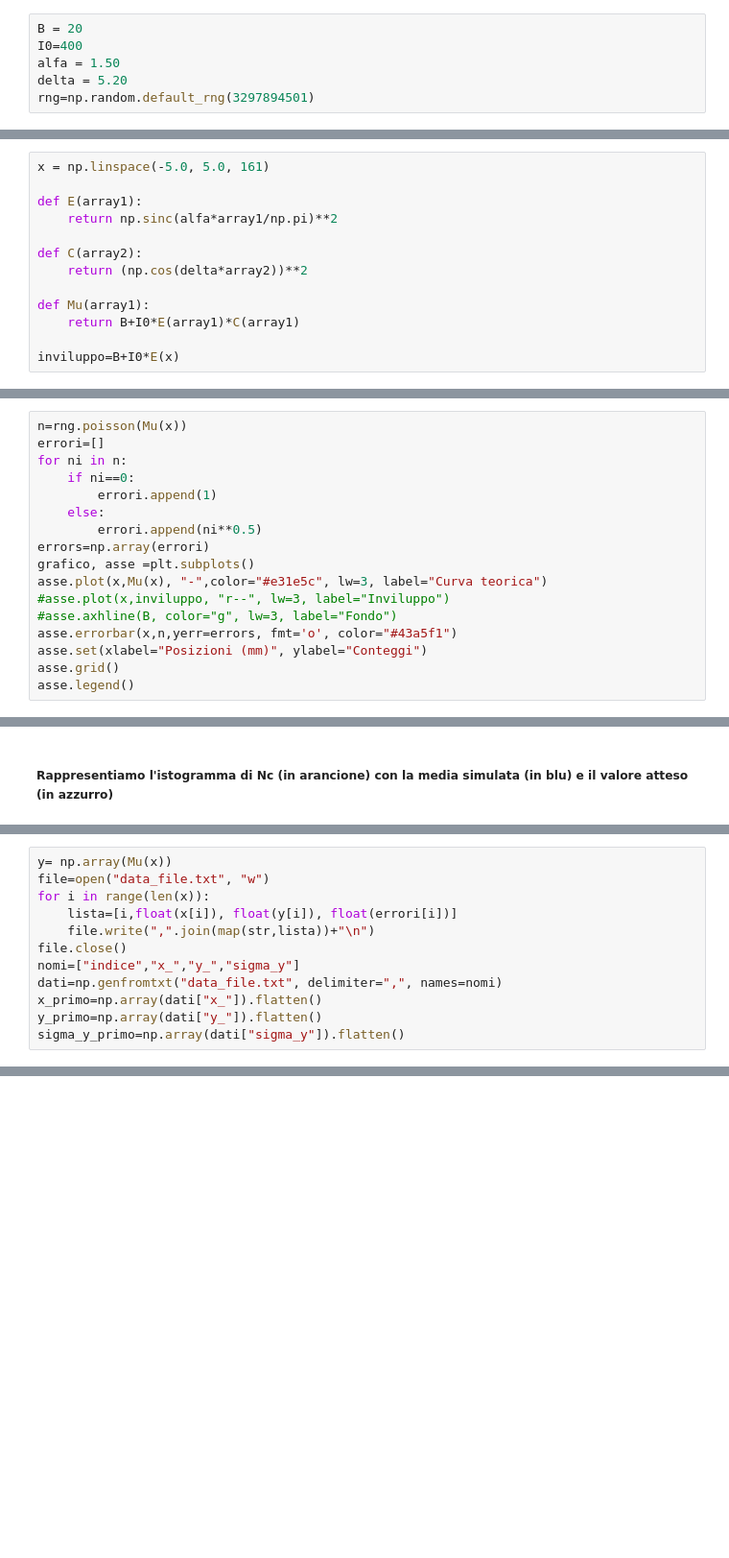
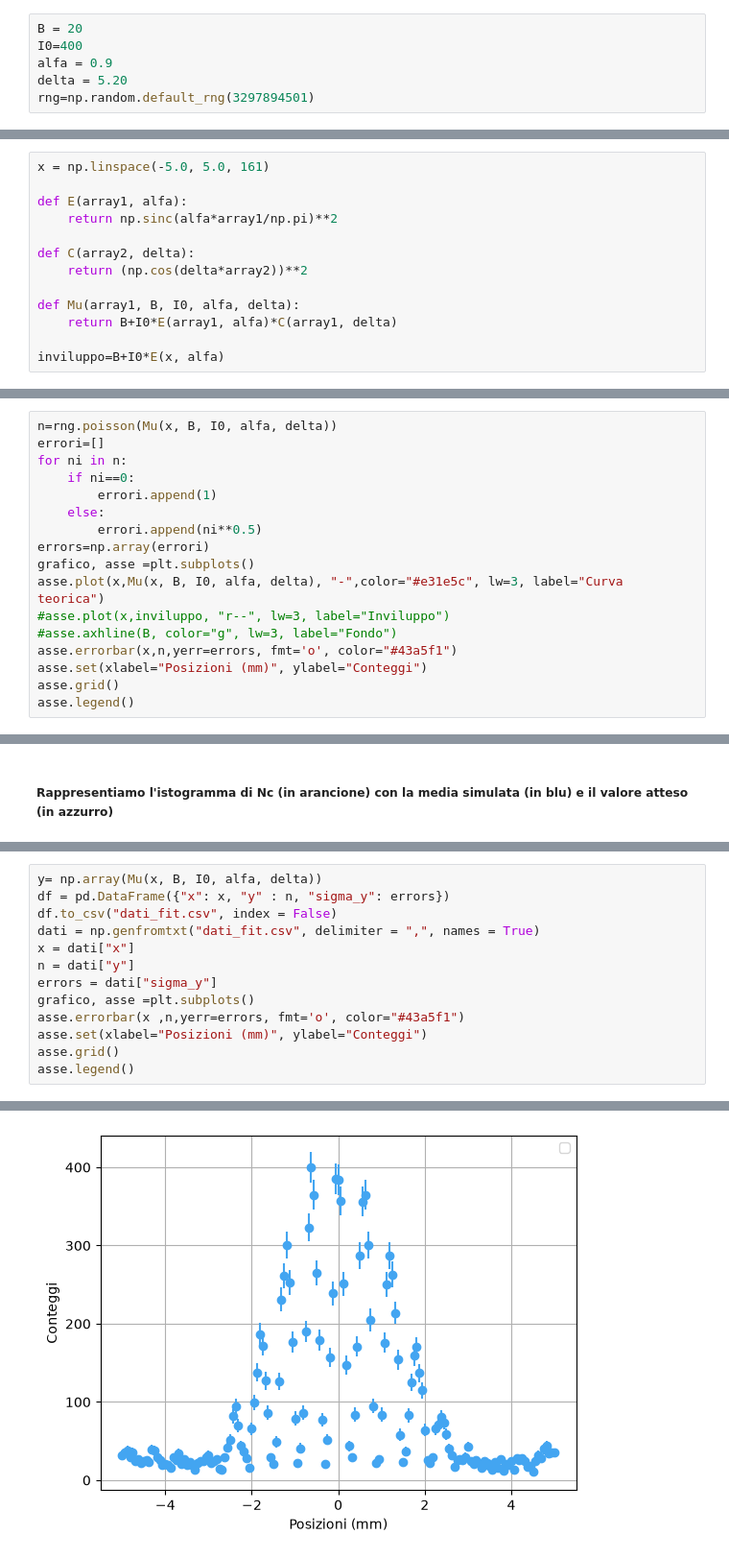
Before and after one commit to aria3137/Lab01, a Jupyter notebook: prova01.ipynb, the cells around one changed output, grey strips where cells are left out. Shown at 96% size. Saved outputs shown, nothing was run; the diff lists cells and outputs as text; blank space fills up the shorter version.

```diff
--- a/prova01.ipynb
+++ b/prova01.ipynb
@@ -11,7 +14,7 @@ import numpy as np
 # %%
 B = 20
 I0=400
-alfa = 1.50
+alfa = 0.9
 delta = 5.20
 rng=np.random.default_rng(3297894501)
 # %% [markdown]
@@ -20,16 +23,16 @@ rng=np.random.default_rng(3297894501)
 # %%
 x = np.linspace(-5.0, 5.0, 161)
 
-def E(array1):
+def E(array1, alfa):
     return np.sinc(alfa*array1/np.pi)**2
 
-def C(array2):
+def C(array2, delta):
     return (np.cos(delta*array2))**2
 
-def Mu(array1):
-    return B+I0*E(array1)*C(array1)
+def Mu(array1, B, I0, alfa, delta):
+    return B+I0*E(array1, alfa)*C(array1, delta)
 
-inviluppo=B+I0*E(x)
+inviluppo=B+I0*E(x, alfa)
 # %% [markdown]
 ##### Controlliamo che il modello si comporti coerentemente con le aspettative fisiche.
 # %%
@@ -54,7 +57,7 @@ asse.legend()
 #### 2. Simulazione di un'acquisizione
 ##### Per ogni posizione generiamo un conteggio indipendente con rng (random number generator) seguendo una distribuzione poissoniana. Rappresentiamo in un grafico i conteggi con relativi errori (in azzurro) e la curva attesa Mu(x) (in rosa).
 # %%
-n=rng.poisson(Mu(x))
+n=rng.poisson(Mu(x, B, I0, alfa, delta))
 errori=[]
 for ni in n:
     if ni==0:
@@ -63,7 +66,7 @@ for ni in n:
         errori.append(ni**0.5)
 errors=np.array(errori)
 grafico, asse =plt.subplots()
-asse.plot(x,Mu(x), "-",color="#e31e5c", lw=3, label="Curva teorica")
+asse.plot(x,Mu(x, B, I0, alfa, delta), "-",color="#e31e5c", lw=3, label="Curva teorica")
 #asse.plot(x,inviluppo, "r--", lw=3, label="Inviluppo")
 #asse.axhline(B, color="g", lw=3, label="Fondo")
 asse.errorbar(x,n,yerr=errors, fmt='o', color="#43a5f1")
@@ -122,12 +128,14 @@ assi.axvline(mu_c, color="#10cBFb", lw=3, linestyle="-.")
 # %%
-y= np.array(Mu(x))
-file=open("data_file.txt", "w")
-for i in range(len(x)):
-    lista=[i,float(x[i]), float(y[i]), float(errori[i])]
-    file.write(",".join(map(str,lista))+"\n")
-file.close()
-nomi=["indice","x_","y_","sigma_y"]
-dati=np.genfromtxt("data_file.txt", delimiter=",", names=nomi)
-x_primo=np.array(dati["x_"]).flatten()
-y_primo=np.array(dati["y_"]).flatten()
-sigma_y_primo=np.array(dati["sigma_y"]).flatten()
+y= np.array(Mu(x, B, I0, alfa, delta))
+df = pd.DataFrame({"x": x, "y" : n, "sigma_y": errors})
+df.to_csv("dati_fit.csv", index = False)
+dati = np.genfromtxt("dati_fit.csv", delimiter = ",", names = True)
+x = dati["x"]
+n = dati["y"]
+errors = dati["sigma_y"]
+grafico, asse =plt.subplots()
+asse.errorbar(x ,n,yerr=errors, fmt='o', color="#43a5f1")
+asse.set(xlabel="Posizioni (mm)", ylabel="Conteggi")
+asse.grid()
+asse.legend()
+# %% [output]
@@ -133,0 +143 @@ sigma_y_primo=np.array(dati["sigma_y"]).flatten()
+[figure, added]
```
Also changed, not shown: parts of 19 cells of this notebook.
